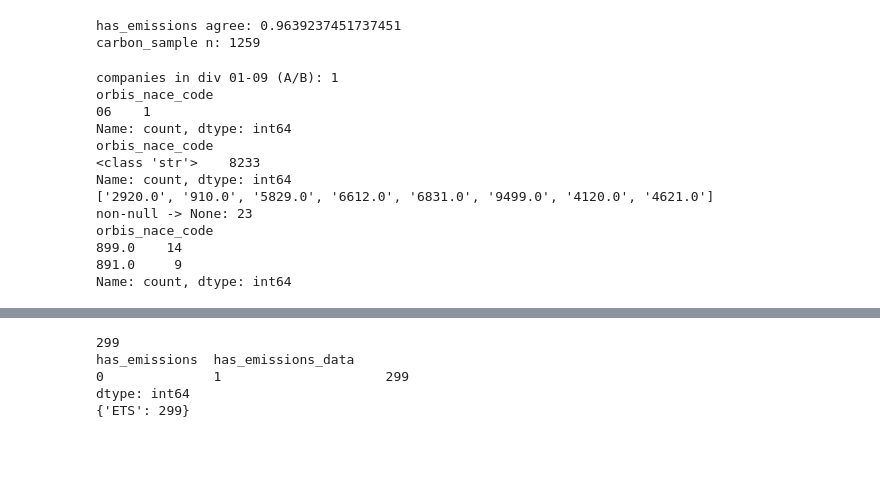
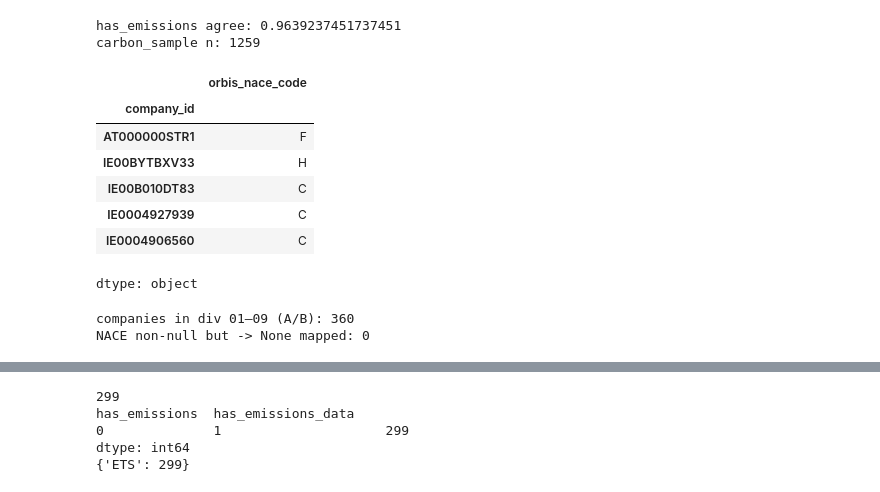
Before and after one commit to salinela/carbon-portfolio-project-v2, a Jupyter notebook: notebooks/08_eda.ipynb, the cells around one changed output, grey strips where cells are left out. Drawn from its saved outputs; the diff is of its cells as text; code cells hidden in the pictures; blank space fills up the shorter version.

```diff
--- a/notebooks/08_eda.ipynb
+++ b/notebooks/08_eda.ipynb
@@ -170,34 +164,31 @@ print("carbon_sample n:", int(meta["carbon_sample"].sum()))
 has_emissions agree: 0.9639237451737451
 carbon_sample n: 1259
 # %%
-
 # 1. section categorisation from the (float-stringified) raw codes
 #    meta is indexed by company_id, so this Series is company-grain.
 nace_full          = meta["orbis_nace_code"]
 nace_categorisation = nace_full.map(eda.nace_section)      # -> section letter A–U, or None
+nace_categorisation.head()
 # %% [output]
+|  | orbis_nace_code |
+| company_id |  |
+| AT000000STR1 | F |
+| IE00BYTBXV33 | H |
+| IE00B010DT83 | C |
+| IE0004927939 | C |
+| IE0004906560 | C |
-companies in div 01-09 (A/B): 1
-orbis_nace_code
-06    1
-Name: count, dtype: int64
-orbis_nace_code
-<class 'str'>    8233
-Name: count, dtype: int64
-['2920.0', '910.0', '5829.0', '6612.0', '6831.0', '9499.0', '4120.0', '4621.0']
-non-null -> None: 23
-orbis_nace_code
-899.0    14
-891.0     9
-Name: count, dtype: int64
+dtype: object
 # %%
-# 2. sanity probe — did the patch recover sections A & B?
+# 2. sanity probe:
 div    = nace_full.map(eda.nace_division)
 lowdiv = [f"{d:02d}" for d in range(1, 10)]                # divisions 01–09 = all of A + B
-print("companies in div 01–09 (A/B):", div.isin(lowdiv).sum())   # was 1 pre-patch
+print("companies in div 01–09 (A/B):", div.isin(lowdiv).sum())
 
+# check if there is any nace that had no categorisation:
 bad = nace_full.notna() & nace_categorisation.isna()
-print("non-null -> None:", bad.sum())                     # was 23 pre-patch; expect ~0 (true gaps only)
+print("NACE non-null but -> None mapped:", bad.sum())                     # was 23 pre-patch; expect ~0 (true gaps only)
 if bad.any():
     print(nace_full[bad].value_counts().head(10))         # anything left here = genuine gap/bad code
-
-print(nace_categorisation.value_counts(dropna=False))     # A and B should now appear
+# %% [output]
+companies in div 01–09 (A/B): 360
+NACE non-null but -> None mapped: 0
```
Also changed, not shown: parts of 6 cells of this notebook.
